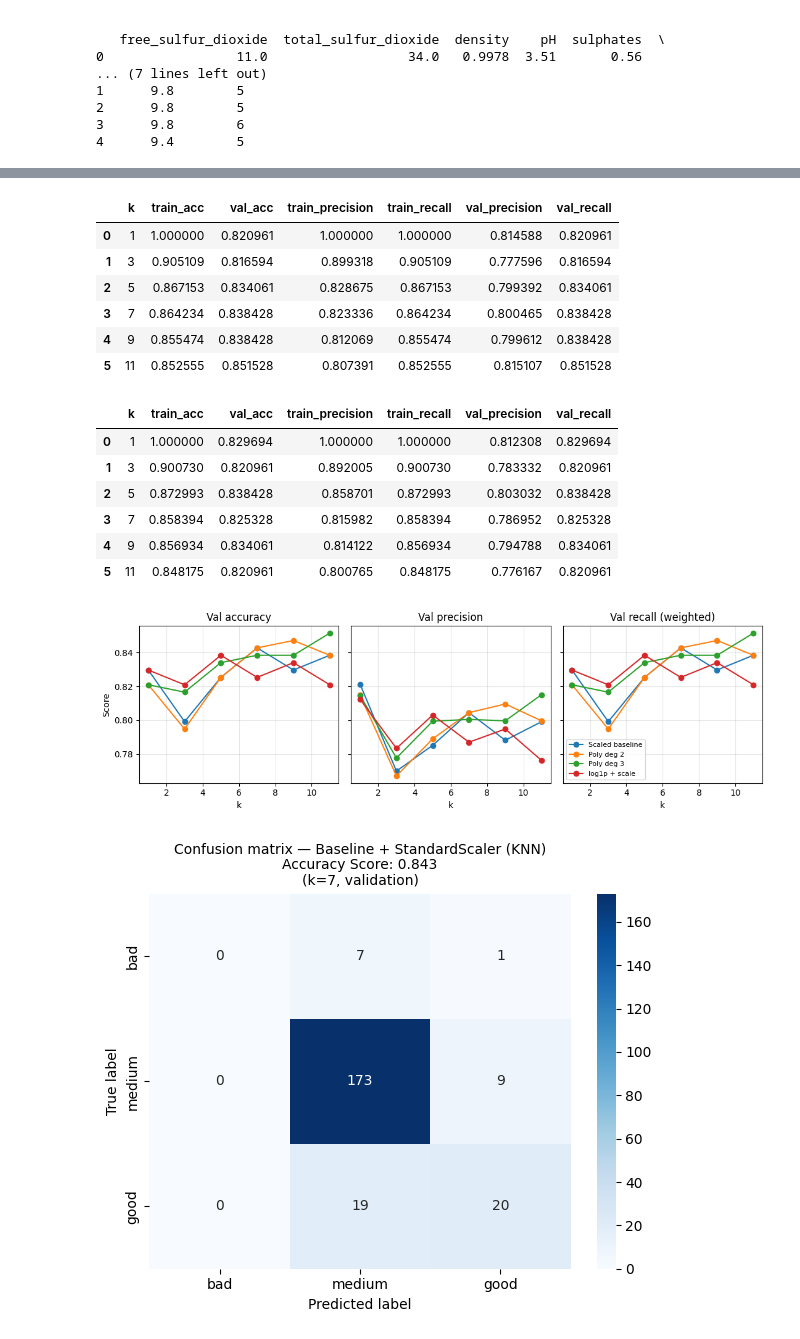
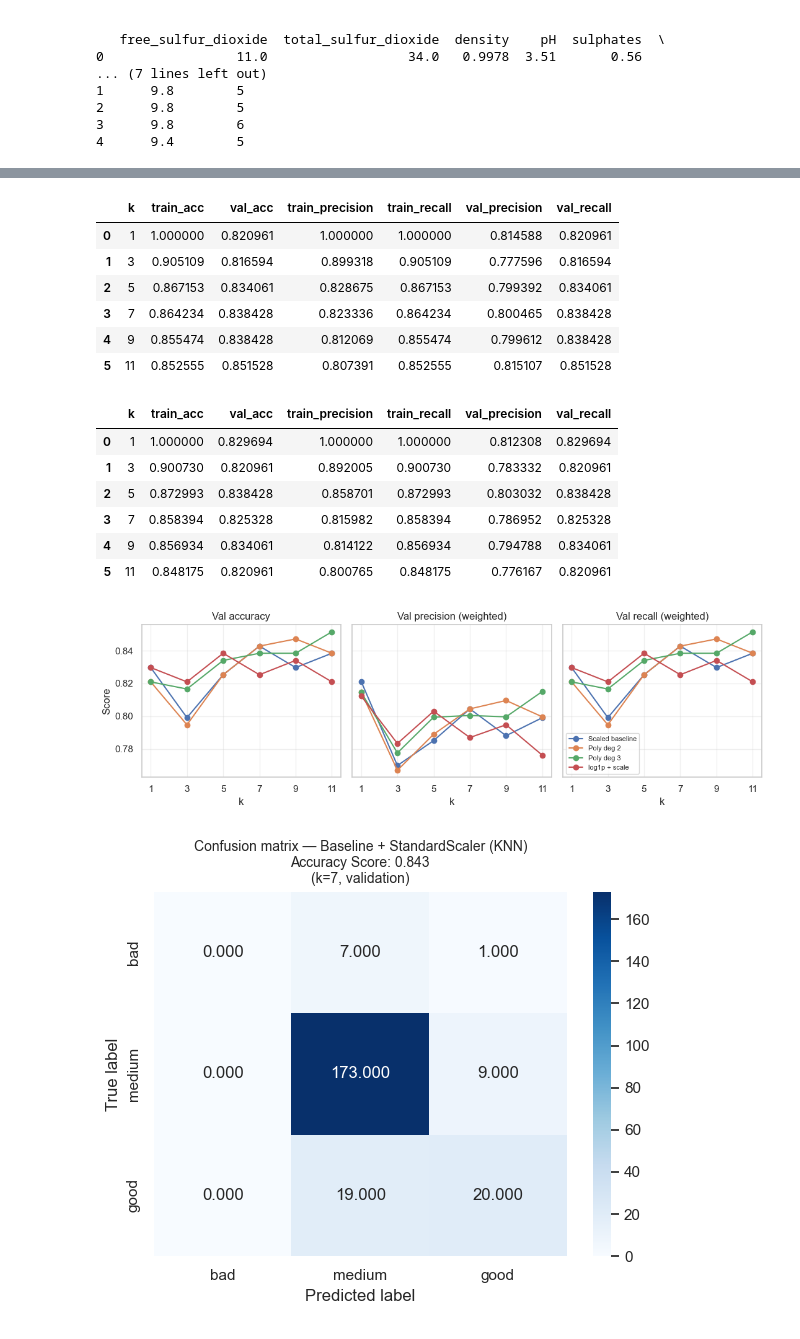
Before and after one commit to mrl588/Wine-Prediction, a Jupyter notebook: wine_quality_ml_final.ipynb, the cells around one changed output, grey strips where cells are left out. Saved outputs shown, nothing was run; the diff lists cells and outputs as text; code cells hidden in the pictures.

```diff
--- a/wine_quality_ml_final.ipynb
+++ b/wine_quality_ml_final.ipynb
@@ -131,4 +131,5 @@ cluster
 # %%
+
 import numpy as np
 import pandas as pd
 from IPython.display import display
@@ -136,12 +137,14 @@ from sklearn.model_selection import train_test_split
 from sklearn.neighbors import KNeighborsClassifier
 from sklearn.preprocessing import PolynomialFeatures, StandardScaler
 from sklearn.metrics import precision_score, recall_score, confusion_matrix, accuracy_score
-import seaborn as sb
+import seaborn as sns
 
 # Three quality buckets: bad (<5), medium ([5,7)), good (>=7)
 y_bucket = np.select(
     [
-        df["quality"].values < 5,(df["quality"].values >= 5) & (df["quality"].values < 7),df["quality"].values >= 7,
+        df["quality"].values < 5,
+        (df["quality"].values >= 5) & (df["quality"].values < 7),
+        df["quality"].values >= 7,
     ],
     [0, 1, 2],
     default=-1,
@@ -153,7 +156,7 @@ feature_cols = [
 X = df[feature_cols]
 
 # 60% train / 20% validation / 20% test
-X_temp, X_test_new, y_temp, y_test_new = train_test_split(
+X_temp, X_test_unused, y_temp, y_test_unused = train_test_split(
     X,
     y_bucket,
     test_size=0.2,
@@ -179,10 +182,11 @@ X_val_scaled = scaler.transform(X_val)
 
 knn_results = []
 for k in k_values:
-    knn = KNeighborsClassifier(n_neighbors=k)
+    knn = KNeighborsClassifier(n_neighbors=k, weights="uniform")
     knn.fit(X_train_scaled, y_train)
     knn_results.append({
-        "k": k,"train_acc": knn.score(X_train_scaled, y_train),
+        "k": k,
+        "train_acc": knn.score(X_train_scaled, y_train),
         "val_acc": knn.score(X_val_scaled, y_val),
         "train_precision": precision_score(y_train, knn.predict(X_train_scaled), average="weighted", zero_division=0),
         "train_recall": recall_score(y_train, knn.predict(X_train_scaled), average="weighted", zero_division=0),
@@ -204,7 +208,9 @@ for k in k_values:
     knn = KNeighborsClassifier(n_neighbors=k)
     knn.fit(X_train_poly2_scaled, y_train)
     knn_results_poly.append({
-        "k": k, "train_acc": knn.score(X_train_poly2_scaled, y_train),"val_acc": knn.score(X_val_poly2_scaled, y_val),
+        "k": k,
+        "train_acc": knn.score(X_train_poly2_scaled, y_train),
+        "val_acc": knn.score(X_val_poly2_scaled, y_val),
         "train_precision": precision_score(y_train, knn.predict(X_train_poly2_scaled), average="weighted", zero_division=0),
         "train_recall": recall_score(y_train, knn.predict(X_train_poly2_scaled), average="weighted", zero_division=0),
         "val_precision": precision_score(y_val, knn.predict(X_val_poly2_scaled), average="weighted", zero_division=0),
@@ -225,7 +231,8 @@ for k in k_values:
     knn = KNeighborsClassifier(n_neighbors=k)
     knn.fit(X_train_poly3_scaled, y_train)
     knn_results_poly3.append({
-        "k": k, "train_acc": knn.score(X_train_poly3_scaled, y_train),
+        "k": k,
+        "train_acc": knn.score(X_train_poly3_scaled, y_train),
         "val_acc": knn.score(X_val_poly3_scaled, y_val),
         "train_precision": precision_score(y_train, knn.predict(X_train_poly3_scaled), average="weighted", zero_division=0),
         "train_recall": recall_score(y_train, knn.predict(X_train_poly3_scaled), average="weighted", zero_division=0),
@@ -235,7 +242,7 @@ for k in k_values:
 
 # Log transformation: a lot of the inputs are right skewed, the log will help compress larger values making it less sensitive to outliers.
 X_train_log = np.log1p(np.maximum(X_train, 0.0))
-X_val_log = np.log1p(np.maximum(X_val, 0.0)) # prevents negative logs
+X_val_log = np.log1p(np.maximum(X_val, 0.0))
 
 scaler_log = StandardScaler()
 X_train_log_scaled = scaler_log.fit_transform(X_train_log)
@@ -246,7 +253,9 @@ for k in k_values:
     knn = KNeighborsClassifier(n_neighbors=k)
     knn.fit(X_train_log_scaled, y_train)
     knn_results_log.append({
-        "k": k,"train_acc": knn.score(X_train_log_scaled, y_train),"val_acc": knn.score(X_val_log_scaled, y_val),
+        "k": k,
+        "train_acc": knn.score(X_train_log_scaled, y_train),
+        "val_acc": knn.score(X_val_log_scaled, y_val),
         "train_precision": precision_score(y_train, knn.predict(X_train_log_scaled), average="weighted", zero_division=0),
         "train_recall": recall_score(y_train, knn.predict(X_train_log_scaled), average="weighted", zero_division=0),
         "val_precision": precision_score(y_val, knn.predict(X_val_log_scaled), average="weighted", zero_division=0),
@@ -259,22 +268,28 @@ display(pd.DataFrame(knn_results_poly3))
 display(pd.DataFrame(knn_results_log))
 
 transformations = [
-    ("Scaled baseline", knn_results),("Poly deg 2", knn_results_poly),("Poly deg 3", knn_results_poly3),("log1p + scale", knn_results_log),
+    ("Scaled baseline", knn_results),
+    ("Poly deg 2", knn_results_poly),
+    ("Poly deg 3", knn_results_poly3),
+    ("log1p + scale", knn_results_log),
 ]
 
 fig, axes = plt.subplots(1, 3, figsize=(11, 3.5), sharey=True)
 
-stats = [
-    (axes[0], "Val accuracy","val_acc"),(axes[1], "Val precision","val_precision"),(axes[2], "Val recall (weighted)","val_recall"),
+metrics = [
+    (axes[0], "Val accuracy","val_acc"),
+    (axes[1], "Val precision (weighted)","val_precision"),
+    (axes[2], "Val recall (weighted)","val_recall"),
 ]
 
-for ax, title, key in stats:
+for ax, title, key in metrics:
     for name, rows in transformations:
-        k     = [r["k"]  for r in rows]
+        ks     = [r["k"]  for r in rows]
         scores = [r[key]  for r in rows]
-        ax.plot(k, scores, marker="o", label=name)
+        ax.plot(ks, scores, marker="o", label=name)
     ax.set_title(title)
     ax.set_xlabel("k")
+    ax.set_xticks(k_values)
     ax.grid(True, alpha=0.3)
 
 axes[0].set_ylabel("Score")
@@ -283,7 +298,7 @@ axes[-1].legend(fontsize=8)
 plt.tight_layout()
 plt.show()
 
-# Confusion matrix for the baseline at its best k , k = 5
+# Confusion matrix for the baseline at its best k
 cm_labels = ["bad", "medium", "good"]
 
 best_k = max(knn_results, key=lambda r: r["val_acc"])["k"]
@@ -295,9 +310,9 @@ cm  = confusion_matrix(y_val, y_pred, labels=[0, 1, 2])
 acc = accuracy_score(y_val, y_pred)
 
 fig, ax = plt.subplots(figsize=(6, 5))
-sb.heatmap(
-    cm, annot=True, fmt="d", cmap="Blues", ax=ax,
-    xticklabels=cm_labels, yticklabels=cm_labels
+sns.heatmap(
+    cm.astype(float), annot=True, fmt=".3f", cmap="Blues", ax=ax,
+    xticklabels=cm_labels, yticklabels=cm_labels, vmin=0,
 )
 ax.set_xlabel("Predicted label")
 ax.set_ylabel("True label")
@@ -309,32 +324,32 @@ plt.tight_layout()
 plt.show()
 # %% [output]
 |  | k | train_acc | val_acc | train_precision | train_recall | val_precision | val_recall |
 | 0 | 1 | 1.000000 | 0.829694 | 1.000000 | 1.000000 | 0.821229 | 0.829694 |
 | 1 | 3 | 0.890511 | 0.799127 | 0.879799 | 0.890511 | 0.769866 | 0.799127 |
 | 2 | 5 | 0.862774 | 0.825328 | 0.856739 | 0.862774 | 0.785118 | 0.825328 |
 | 3 | 7 | 0.861314 | 0.842795 | 0.819328 | 0.861314 | 0.804459 | 0.842795 |
 | 4 | 9 | 0.848175 | 0.829694 | 0.800973 | 0.848175 | 0.788114 | 0.829694 |
 | 5 | 11 | 0.842336 | 0.838428 | 0.791508 | 0.842336 | 0.799087 | 0.838428 |
 |  | k | train_acc | val_acc | train_precision | train_recall | val_precision | val_recall |
 | 0 | 1 | 1.000000 | 0.820961 | 1.000000 | 1.000000 | 0.814787 | 0.820961 |
 | 1 | 3 | 0.891971 | 0.794760 | 0.884293 | 0.891971 | 0.766973 | 0.794760 |
 | 2 | 5 | 0.871533 | 0.825328 | 0.851458 | 0.871533 | 0.788972 | 0.825328 |
 | 3 | 7 | 0.861314 | 0.842795 | 0.819422 | 0.861314 | 0.804459 | 0.842795 |
 | 4 | 9 | 0.858394 | 0.847162 | 0.815430 | 0.858394 | 0.809592 | 0.847162 |
 | 5 | 11 | 0.846715 | 0.838428 | 0.799664 | 0.846715 | 0.799612 | 0.838428 |
 |  | k | train_acc | val_acc | train_precision | train_recall | val_precision | val_recall |
 | 0 | 1 | 1.000000 | 0.820961 | 1.000000 | 1.000000 | 0.814588 | 0.820961 |
 | 1 | 3 | 0.905109 | 0.816594 | 0.899318 | 0.905109 | 0.777596 | 0.816594 |
 | 2 | 5 | 0.867153 | 0.834061 | 0.828675 | 0.867153 | 0.799392 | 0.834061 |
 | 3 | 7 | 0.864234 | 0.838428 | 0.823336 | 0.864234 | 0.800465 | 0.838428 |
 | 4 | 9 | 0.855474 | 0.838428 | 0.812069 | 0.855474 | 0.799612 | 0.838428 |
 | 5 | 11 | 0.852555 | 0.851528 | 0.807391 | 0.852555 | 0.815107 | 0.851528 |
 |  | k | train_acc | val_acc | train_precision | train_recall | val_precision | val_recall |
 | 0 | 1 | 1.000000 | 0.829694 | 1.000000 | 1.000000 | 0.812308 | 0.829694 |
 | 1 | 3 | 0.900730 | 0.820961 | 0.892005 | 0.900730 | 0.783332 | 0.820961 |
 | 2 | 5 | 0.872993 | 0.838428 | 0.858701 | 0.872993 | 0.803032 | 0.838428 |
 | 3 | 7 | 0.858394 | 0.825328 | 0.815982 | 0.858394 | 0.786952 | 0.825328 |
 | 4 | 9 | 0.856934 | 0.834061 | 0.814122 | 0.856934 | 0.794788 | 0.834061 |
 | 5 | 11 | 0.848175 | 0.820961 | 0.800765 | 0.848175 | 0.776167 | 0.820961 |
-[figure, old version]
+[figure, new version]
-[figure, old version]
+[figure, new version]
```
Also changed, not shown: parts of 10 cells of this notebook.
